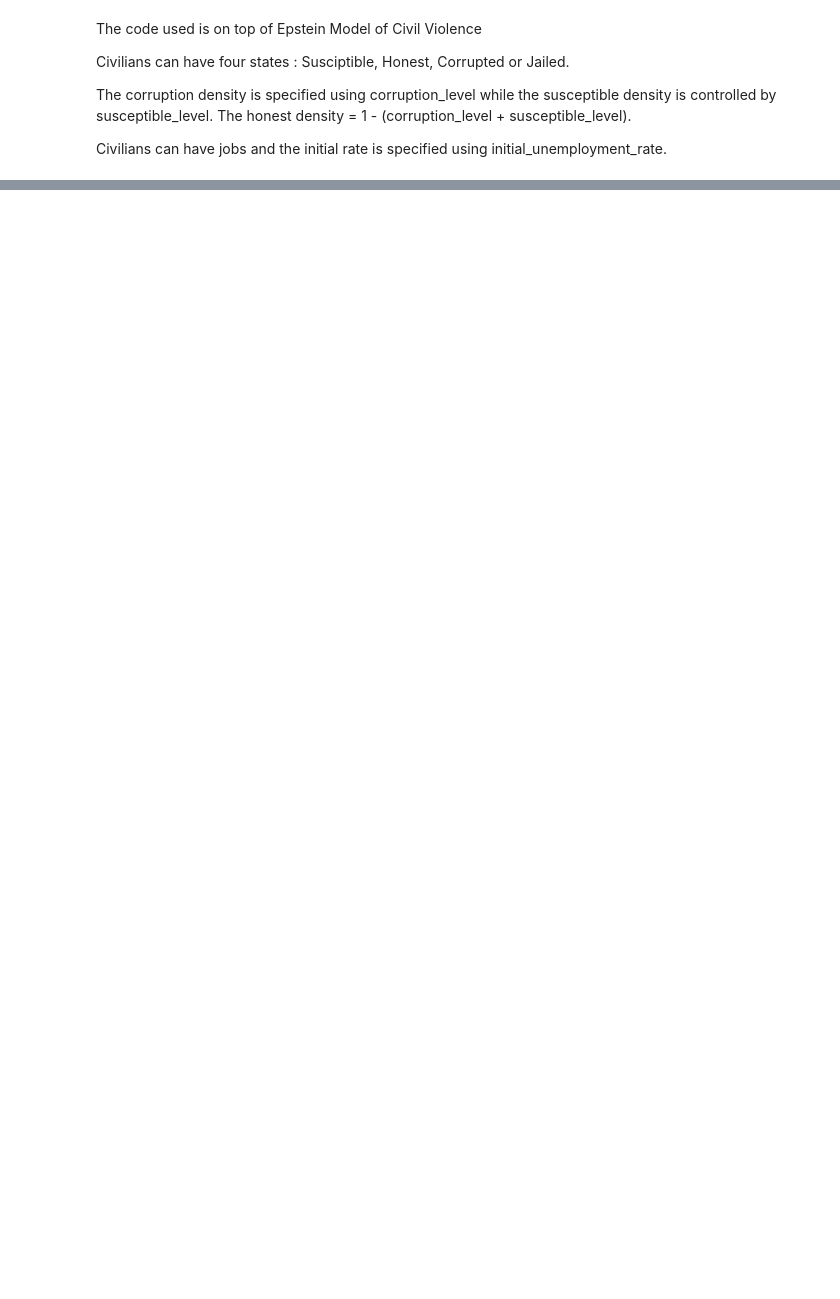
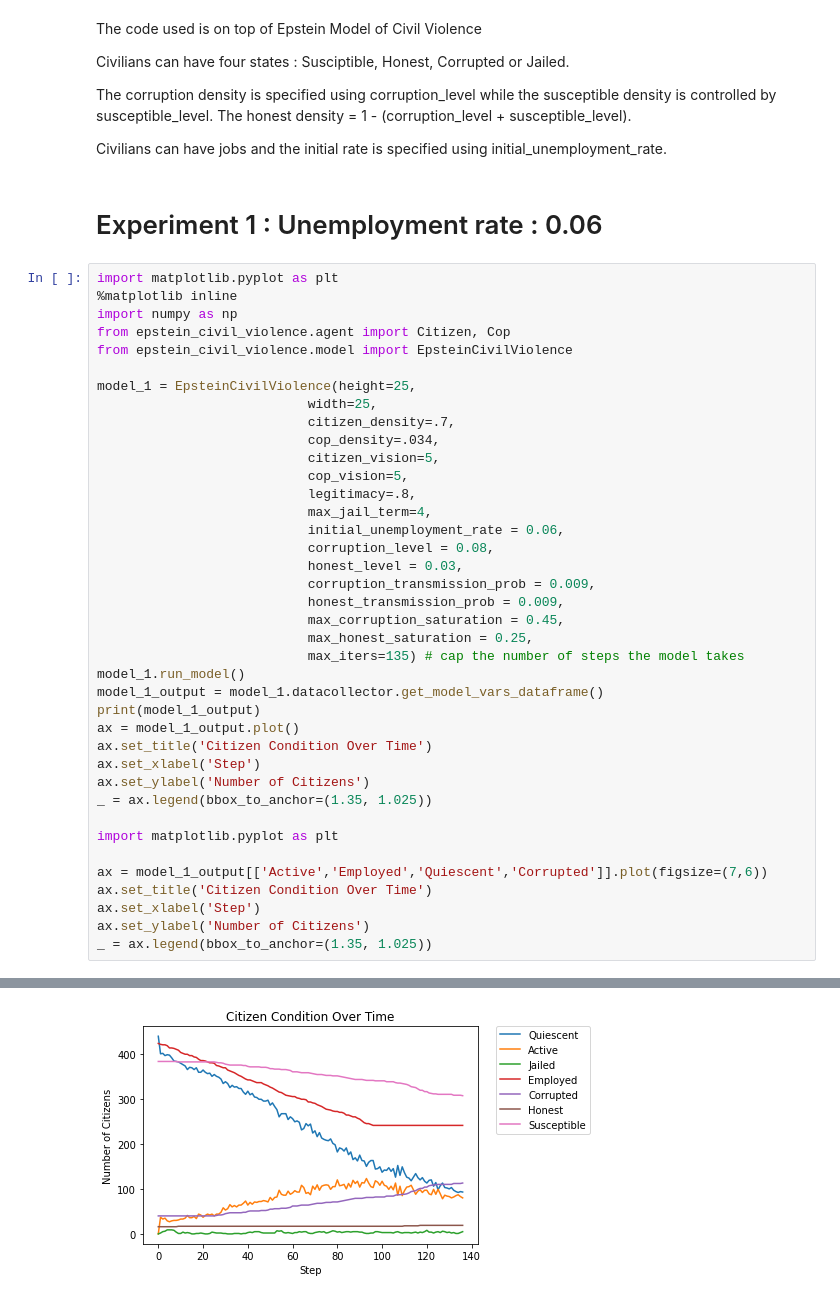
Before and after one commit to nalhamzy/B12-Civil-Violence_new, a Jupyter notebook: EpsteinCivilViolence.ipynb, the cells around one changed output, grey strips where cells are left out. Cells and saved outputs as stored; diff of their text form; blank space fills up the shorter version.

```diff
--- a/EpsteinCivilViolence.ipynb
+++ b/EpsteinCivilViolence.ipynb
@@ -7,3 +7,45 @@ Civilians can have four states : Susciptible, Honest, Corrupted or Jailed.
 The corruption density is specified using corruption_level while the susceptible density is controlled by susceptible_level. The honest density = 1 - (corruption_level + susceptible_level).
 
 Civilians can have jobs and the initial rate is specified using initial_unemployment_rate.
+# %% [markdown]
+# Experiment 1 : Unemployment rate : 0.06
+# %%
+import matplotlib.pyplot as plt
+%matplotlib inline
+import numpy as np
+from epstein_civil_violence.agent import Citizen, Cop
+from epstein_civil_violence.model import EpsteinCivilViolence
+
+model_1 = EpsteinCivilViolence(height=25,
+                           width=25,
+                           citizen_density=.7,
+                           cop_density=.034,
+                           citizen_vision=5,
+                           cop_vision=5,
+                           legitimacy=.8,
+                           max_jail_term=4,
+                           initial_unemployment_rate = 0.06,
+                           corruption_level = 0.08,
+                           honest_level = 0.03,
+                           corruption_transmission_prob = 0.009,
+                           honest_transmission_prob = 0.009,
+                           max_corruption_saturation = 0.45,
+                           max_honest_saturation = 0.25,
+                           max_iters=135) # cap the number of steps the model takes
+model_1.run_model()
+model_1_output = model_1.datacollector.get_model_vars_dataframe()
+print(model_1_output)
+ax = model_1_output.plot()
+ax.set_title('Citizen Condition Over Time')
+ax.set_xlabel('Step')
+ax.set_ylabel('Number of Citizens')
+_ = ax.legend(bbox_to_anchor=(1.35, 1.025))
+
+import matplotlib.pyplot as plt
+
+ax = model_1_output[['Active','Employed','Quiescent','Corrupted']].plot(figsize=(7,6))
+ax.set_title('Citizen Condition Over Time')
+ax.set_xlabel('Step')
+ax.set_ylabel('Number of Citizens')
+_ = ax.legend(bbox_to_anchor=(1.35, 1.025))
+# %% [output]
@@ -9,0 +66 @@ Civilians can have jobs and the initial rate is specified using initial_unemploy
+[figure, added]
```
Also changed, not shown: parts of 7 cells of this notebook, 2 other files.
